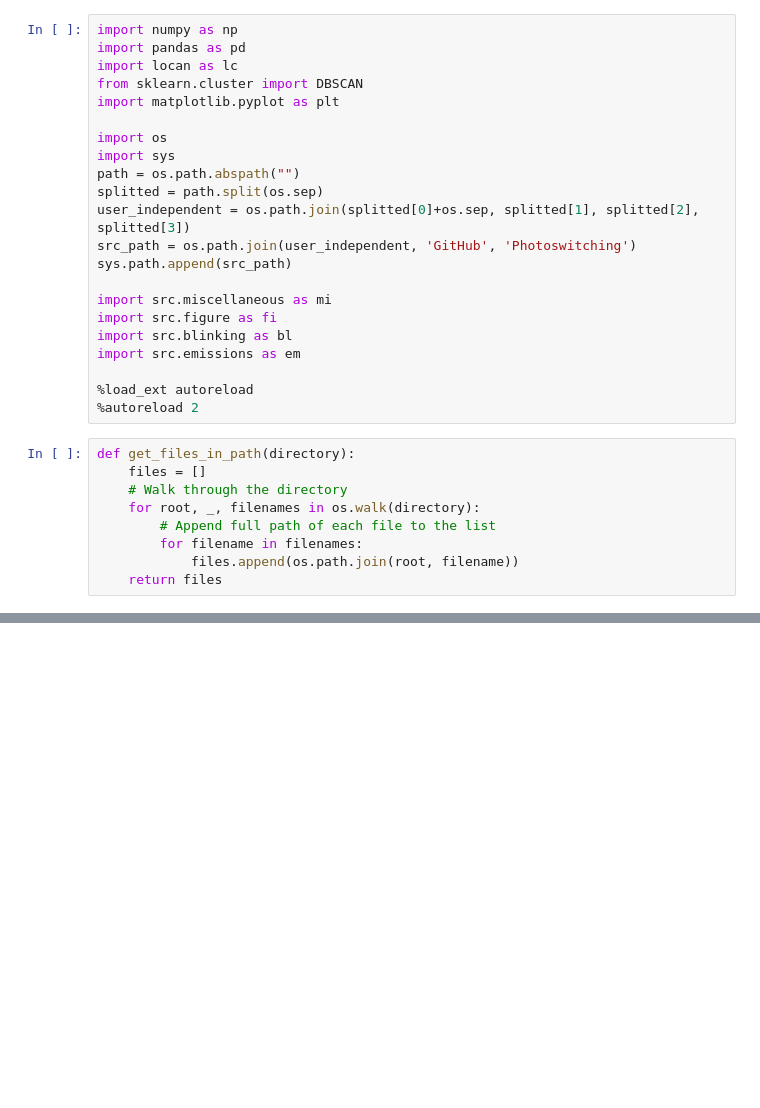
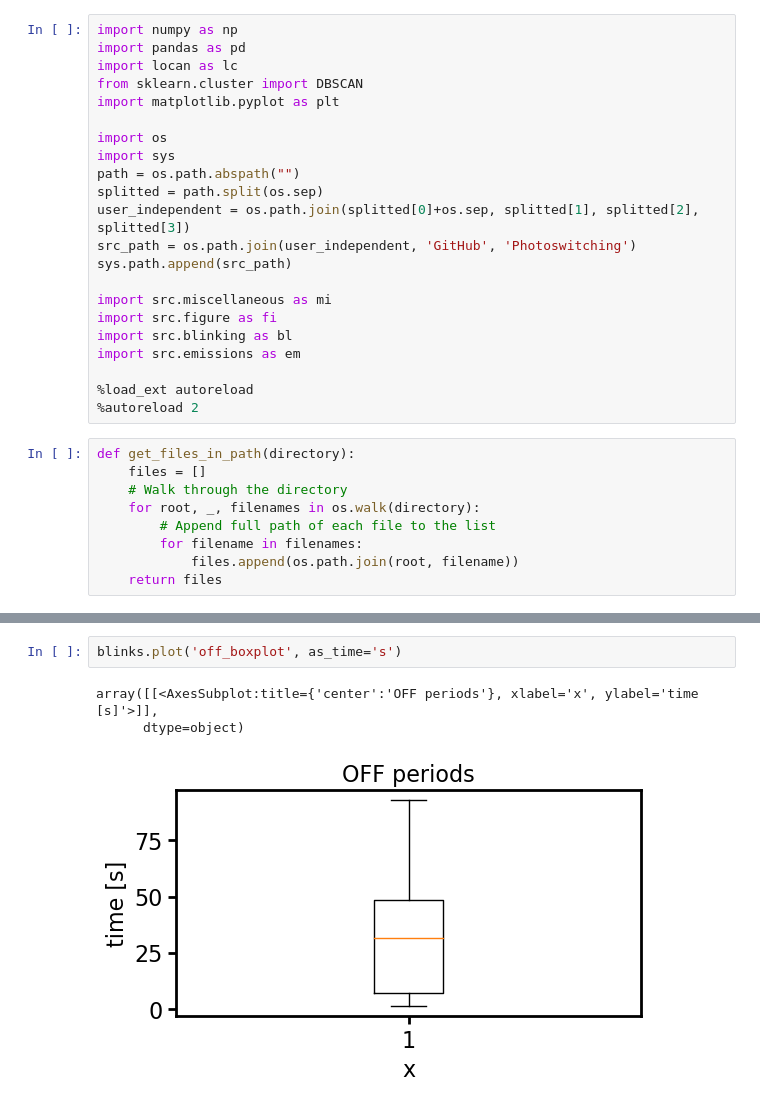
Before and after one commit to super-resolution/Fluopy, a Jupyter notebook: notebooks/cy5/experimental_data/DNA origami/ref.ipynb, the cells around one changed output, grey strips where cells are left out. Drawn from its saved outputs; the diff is of its cells as text; blank space fills up the shorter version.

```diff
--- a/notebooks/cy5/experimental_data/DNA origami/ref.ipynb
+++ b/notebooks/cy5/experimental_data/DNA origami/ref.ipynb
@@ -31,0 +65,6 @@ def get_files_in_path(directory):
+# %%
+blinks.plot('off_boxplot', as_time='s')
+# %% [output]
+array([[<AxesSubplot:title={'center':'OFF periods'}, xlabel='x', ylabel='time [s]'>]],
+      dtype=object)
+[figure, added]
```
Also changed, not shown: parts of 31 cells of this notebook, 29 other files.
